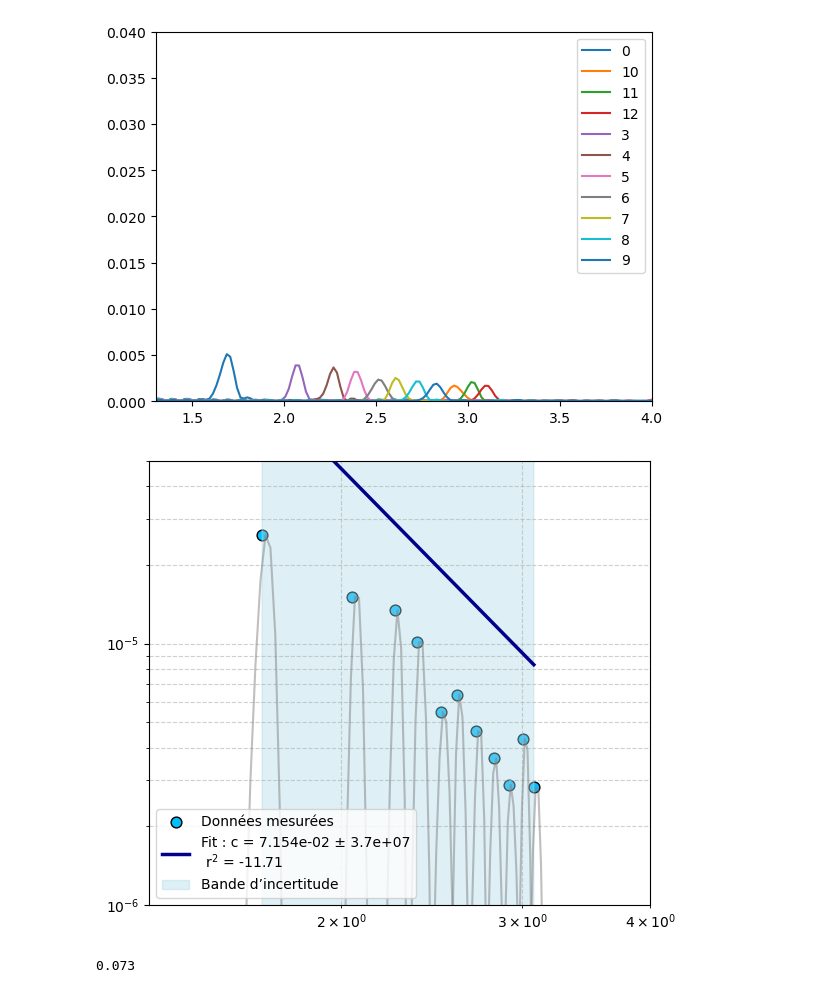
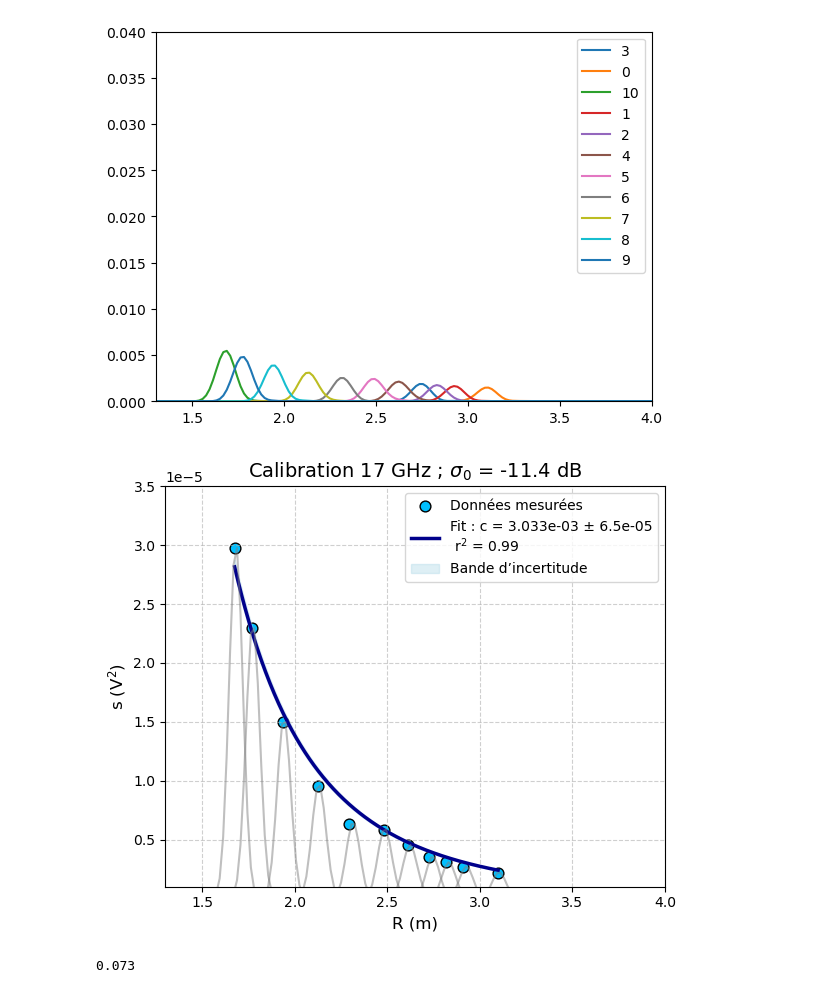
Before and after one commit to Nicolasallet/Dku-toolbox, a Jupyter notebook: notebooks/test_courbedecaliboule.ipynb, the cells around one changed output. Cells and saved outputs as stored; diff of their text form; code cells hidden in the pictures.

```diff
--- a/notebooks/test_courbedecaliboule.ipynb
+++ b/notebooks/test_courbedecaliboule.ipynb
@@ -1,6 +1,8 @@
 # %%
 import matplotlib.pyplot as plt
 import glob
+import sys
+sys.path.append('../radar_mesure')
 from radar import RadarMesure
 from scipy.signal import find_peaks
 import pandas as pd
@@ -13,7 +15,6 @@ from scipy.optimize import curve_fit
 
 c = 299792458
 lambdaa = c/(17e9)
-sigmacr = (np.pi*4*0.3302**4)/(3*lambdaa**2)
 sigmacr = 0.073       ## sigmaboule
 pad_factor = 4
 
@@ -32,9 +33,9 @@ def bin_to_dist(x,pad_factor=1):
 
 
 # Chemin vers le fichier
-data = glob.glob('/home/nicolas/Documents/Dku-toolbox/data/caliboule/13*.txt')
+data = glob.glob('/home/nicolas/Documents/Dku-toolbox/data/calisphere/17*.txt')
 data.sort()
 # Création de l'instance
 ri = []
-[ri.append(RadarMesure(i,beta = 2, pad_factor = pad_factor)) for i in data]
+[ri.append(RadarMesure(i,beta = 8, pad_factor = pad_factor, calib= True)) for i in data]
 # %% [output]
@@ -53,6 +43,6 @@ ri = []
 # %%
-def func(R, c , k ):
-    return (c * (sigmacr) / (R**4))*k
+def func(R, c):
+    return (c * (sigmacr) / (R**4))
 pic = []
 
 for i in ri :
@@ -75,10 +65,8 @@ X= np.asarray(df_corrigé[0])
 y = np.asarray(df_corrigé[1])
 
 
-
-
-lower_bounds = [0, 0]
-upper_bounds = [5, 10]
+lower_bounds = [-1]
+upper_bounds = [1]
 bounds = (lower_bounds, upper_bounds)
 
 popt, pcov = curve_fit(func, X, y, bounds=bounds)
@@ -98,8 +86,8 @@ c_err = perr[0]
 r2 = r2_score(y,func(X, *popt))
 
 # Calcul bande d'incertitude
-y_fit_upper = (func(x_fit, *(popt[0] + c_err,),popt[1]))
-y_fit_lower = (func(x_fit, *(popt[0] - c_err,),popt[1]))
+y_fit_upper = (func(x_fit, *(popt[0] + c_err,)))
+y_fit_lower = (func(x_fit, *(popt[0] - c_err,)))
 
 
 
@@ -114,42 +102,42 @@ ax.scatter(X, y, s=60, facecolors='deepskyblue', edgecolors='black', label='Donn
 
 
 # Tracer la courbe de fit
 ax.plot(x_fit, y_fit, color='darkblue', linewidth=2.5, label=f'Fit : c = {popt[0]:.3e} ± {c_err:.1e}\n r$^2$ = {r2 :.2f}')
 
 # Tracer la bande d’incertitude
 ax.fill_between(x_fit, y_fit_lower, y_fit_upper, color='lightblue', alpha=0.4, label='Bande d’incertitude')
 
 # Ajouter l'équation en LaTeX sur la figure
 eq_text = r"$|S(t)|^2 = \dfrac{c \, \sigma^0_{cr}}{R^4}$"
 #ax.text(0.65, 0.70, eq_text, transform=ax.transAxes, fontsize=14,
 #        verticalalignment='top', bbox=dict(boxstyle="round", facecolor="white", alpha=0.6))
 
 
 
 for i in ri :
     df = i.df
     ax.plot(df.index,df['copol']**2,color = 'grey', alpha = 0.5)
 
 # Titres et labels
-#ax.set_xlabel("R (m)", fontsize=12)
-#ax.set_ylabel(r"P$_s^2$  (W/Hz)$^2$", fontsize=12)
-#ax.set_title("before_realignment-13", fontsize=14)
+ax.set_xlabel("R (m)", fontsize=12)
+ax.set_ylabel(r"s (V$^2$)", fontsize=12)
+ax.set_title(rf"Calibration 17 GHz ; $σ_0$ = {10*np.log10(sigmacr) : .1f} dB", fontsize=14)
 ax.set_xlim(1.3 ,4)
-ax.set_ylim(1e-6,5e-5)
-ax.set_yscale('log')
-ax.set_xscale('log')
+ax.set_ylim(1e-6,3.5e-5)
+#ax.set_yscale('log')
+#ax.set_xscale('log')
 
 # Grille et légende
 ax.grid(True, which='both', linestyle='--', alpha=0.6)
 ax.legend(fontsize=10)
 
 # Layout propre
 plt.tight_layout()
-#plt.savefig('../fig/17loglogzoomé.png')
+plt.savefig('../fig/17loglogzoomé.png')
 plt.show()
 # %% [output]
-[figure, old version]
+[figure, new version]
-[figure, old version]
+[figure, new version]
 # %%
 sigmacr
 # %% [output]
```
Also changed, not shown: parts of 1 cell of this notebook, 51 other files.
